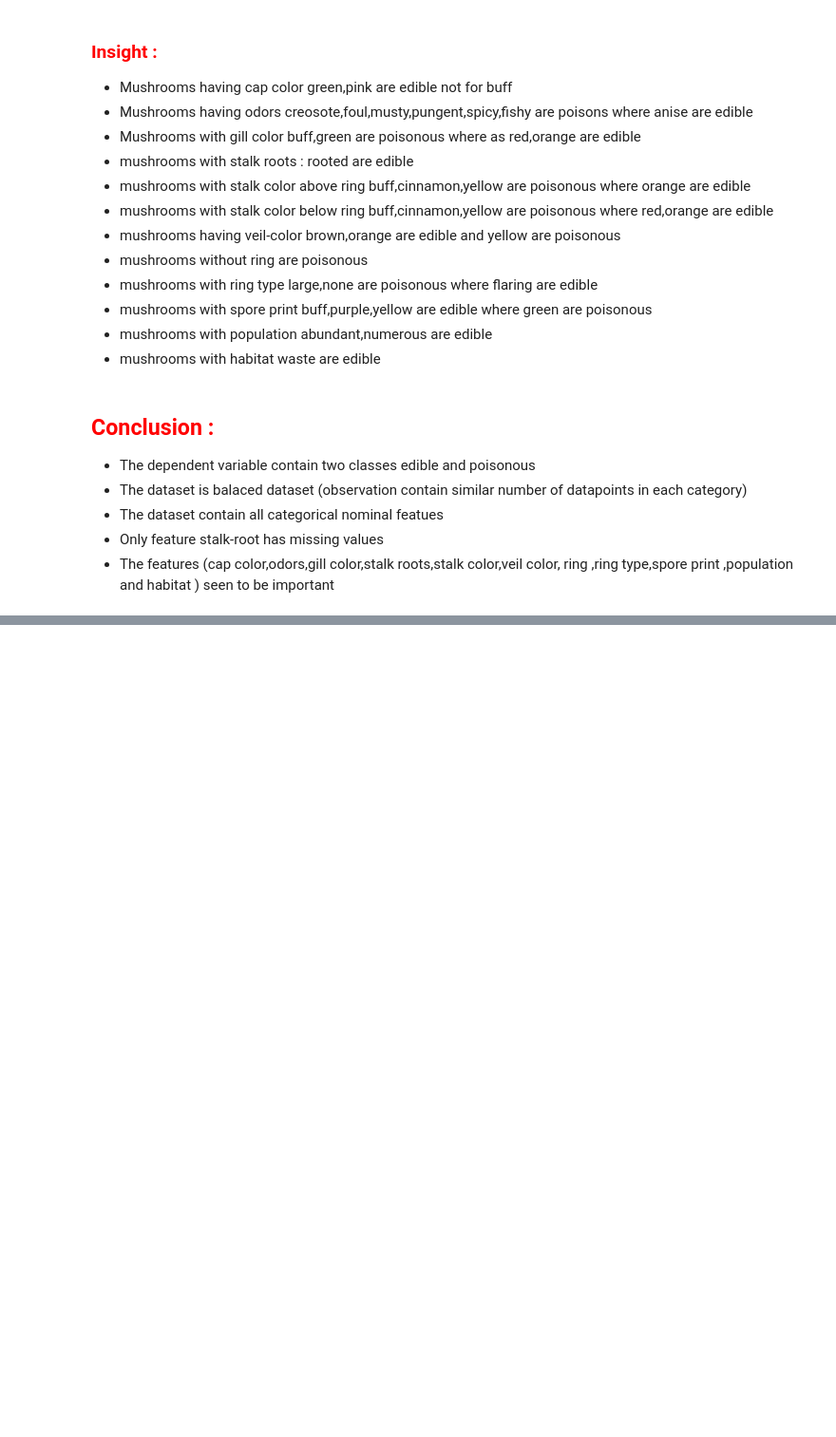
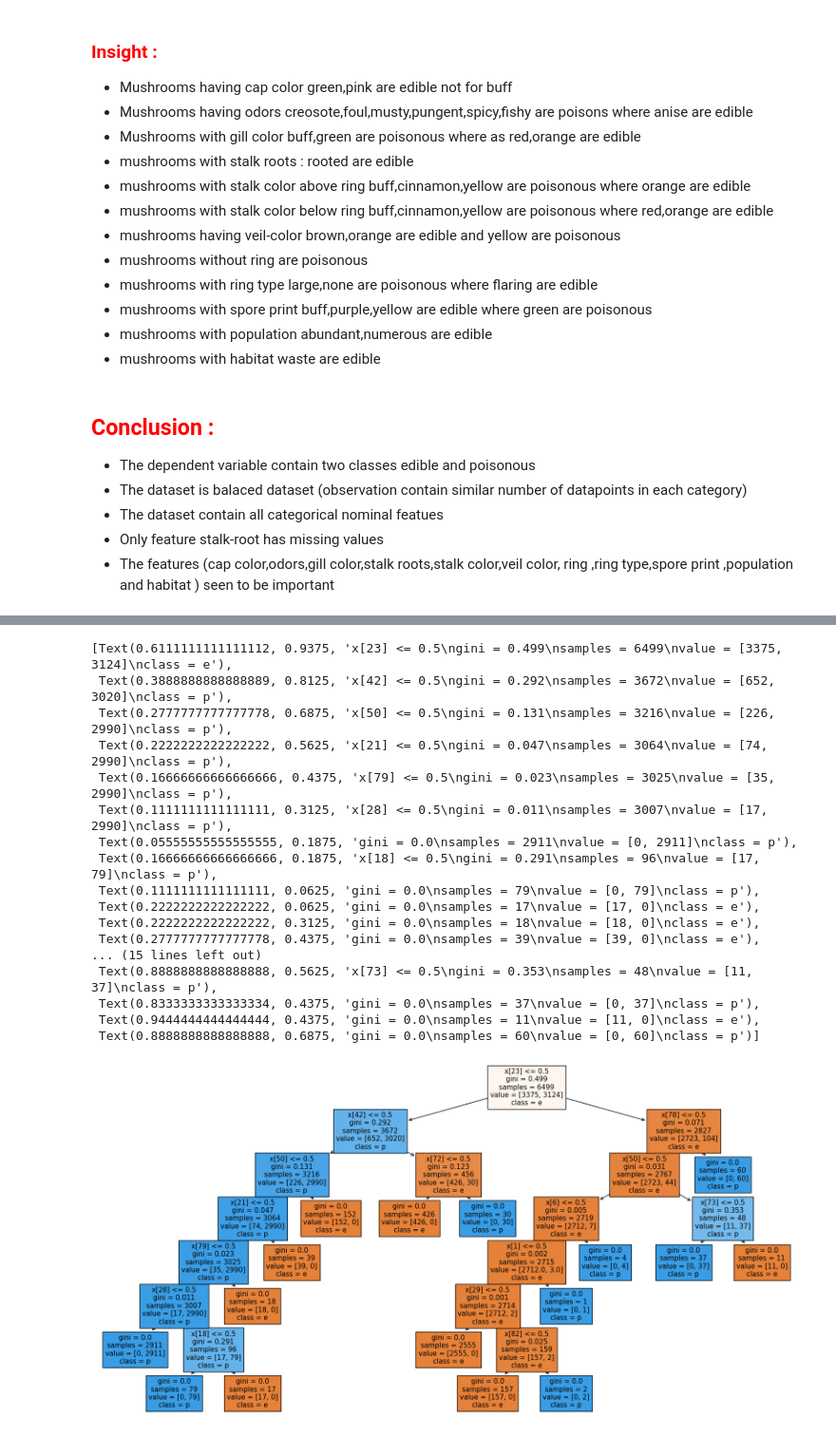
Before and after one commit to MohanVishe/ML-Project1--Mushroom-Safety-Predictor, a Jupyter notebook: notebooks/research.ipynb, the cells around one changed output, grey strips where cells are left out. Shown at 95% size. Cells and saved outputs as stored; diff of their text form; code cells hidden in the pictures; blank space fills up the shorter version.

Commit message:
Preprocessing and Model Training

```diff
--- a/notebooks/research.ipynb
+++ b/notebooks/research.ipynb
@@ -374,0 +393,6 @@ for i in ["cap-color","odor","gill-color","stalk-root", 'stalk-color-above-ring'
+# %%
+X=data.drop(columns=["class"])
+y=data[["class"]]
+
+
+X_train,X_test,y_train,y_test = train_test_split(X,y,train_size=0.8,random_state=2024)
@@ -374,0 +439,3 @@ for i in ["cap-color","odor","gill-color","stalk-root", 'stalk-color-above-ring'
+# %%
+X_train_pro=preprocessor.fit_transform(X_train)
+X_test_pro=preprocessor.transform(X_test)
@@ -374,0 +465,25 @@ for i in ["cap-color","odor","gill-color","stalk-root", 'stalk-color-above-ring'
+# %%
+model_list=[]
+for i,j in models:
+    print("***********************************************")
+    print(i)
+    print( )
+
+
+    model=j
+    model.fit(X_train_pro,np.ravel(y_train))
+    train_pred=model.predict(X_train_pro)
+    test_pred= model.predict(X_test_pro)
+
+    a_tr=accuracy_score(y_train,train_pred)
+    a_te=accuracy_score(y_test,test_pred)
+    c=confusion_matrix(y_test,test_pred)
+
+
+    print("train accuracy_score :", a_tr)
+    print("test accuracy score :", a_te)
+
+    print("----confusion_matrix_test----")
+    print(c)
+
+    model_list.append((i,model,a_tr,a_te,c))
@@ -374,0 +508,4 @@ for i in ["cap-color","odor","gill-color","stalk-root", 'stalk-color-above-ring'
+# %%
+model_data=pd.DataFrame(model_list,columns=["name","model","train_accuracy","test_accuracy","confusion"])
+
+model_data.sort_values(by=["test_accuracy","train_accuracy"],ascending=False)
@@ -374,0 +526,24 @@ for i in ["cap-color","odor","gill-color","stalk-root", 'stalk-color-above-ring'
+# %%
+from sklearn.tree import plot_tree
+
+plt.figure(figsize=(20,10))
+plot_tree(model_data.iloc[4,1],filled=True,class_names=["e","p"])
+# %% [output]
+[Text(0.6111111111111112, 0.9375, 'x[23] <= 0.5\ngini = 0.499\nsamples = 6499\nvalue = [3375, 3124]\nclass = e'),
+ Text(0.3888888888888889, 0.8125, 'x[42] <= 0.5\ngini = 0.292\nsamples = 3672\nvalue = [652, 3020]\nclass = p'),
+ Text(0.2777777777777778, 0.6875, 'x[50] <= 0.5\ngini = 0.131\nsamples = 3216\nvalue = [226, 2990]\nclass = p'),
+ Text(0.2222222222222222, 0.5625, 'x[21] <= 0.5\ngini = 0.047\nsamples = 3064\nvalue = [74, 2990]\nclass = p'),
+ Text(0.16666666666666666, 0.4375, 'x[79] <= 0.5\ngini = 0.023\nsamples = 3025\nvalue = [35, 2990]\nclass = p'),
+ Text(0.1111111111111111, 0.3125, 'x[28] <= 0.5\ngini = 0.011\nsamples = 3007\nvalue = [17, 2990]\nclass = p'),
+ Text(0.05555555555555555, 0.1875, 'gini = 0.0\nsamples = 2911\nvalue = [0, 2911]\nclass = p'),
+ Text(0.16666666666666666, 0.1875, 'x[18] <= 0.5\ngini = 0.291\nsamples = 96\nvalue = [17, 79]\nclass = p'),
+ Text(0.1111111111111111, 0.0625, 'gini = 0.0\nsamples = 79\nvalue = [0, 79]\nclass = p'),
+ Text(0.2222222222222222, 0.0625, 'gini = 0.0\nsamples = 17\nvalue = [17, 0]\nclass = e'),
+ Text(0.2222222222222222, 0.3125, 'gini = 0.0\nsamples = 18\nvalue = [18, 0]\nclass = e'),
+ Text(0.2777777777777778, 0.4375, 'gini = 0.0\nsamples = 39\nvalue = [39, 0]\nclass = e'),
+... (15 lines left out)
+ Text(0.8888888888888888, 0.5625, 'x[73] <= 0.5\ngini = 0.353\nsamples = 48\nvalue = [11, 37]\nclass = p'),
+ Text(0.8333333333333334, 0.4375, 'gini = 0.0\nsamples = 37\nvalue = [0, 37]\nclass = p'),
+ Text(0.9444444444444444, 0.4375, 'gini = 0.0\nsamples = 11\nvalue = [11, 0]\nclass = e'),
+ Text(0.8888888888888888, 0.6875, 'gini = 0.0\nsamples = 60\nvalue = [0, 60]\nclass = p')]
+[figure, added]
```
Also changed, not shown: parts of 13 cells of this notebook.
